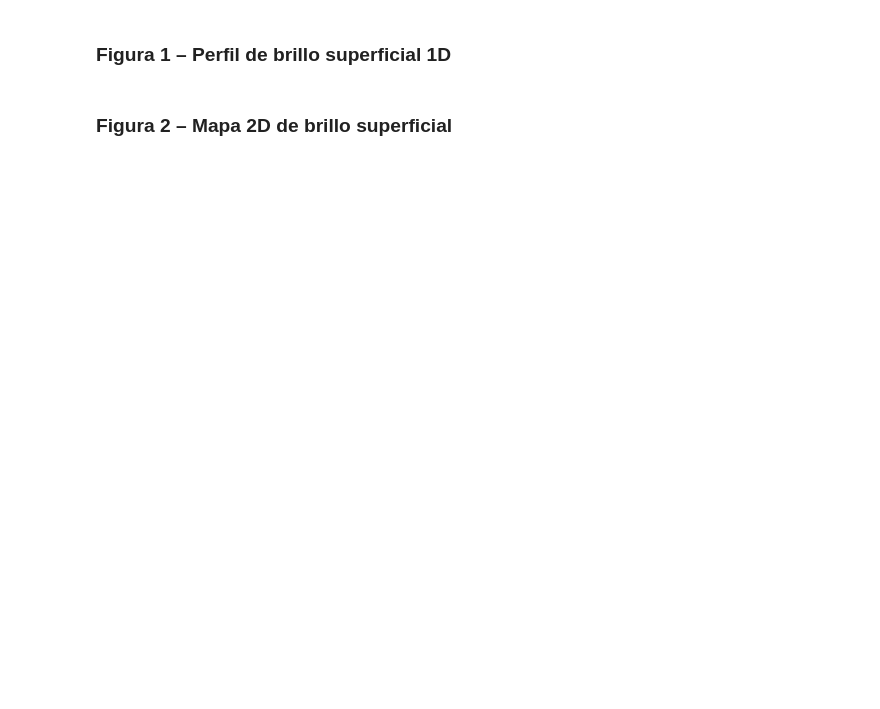
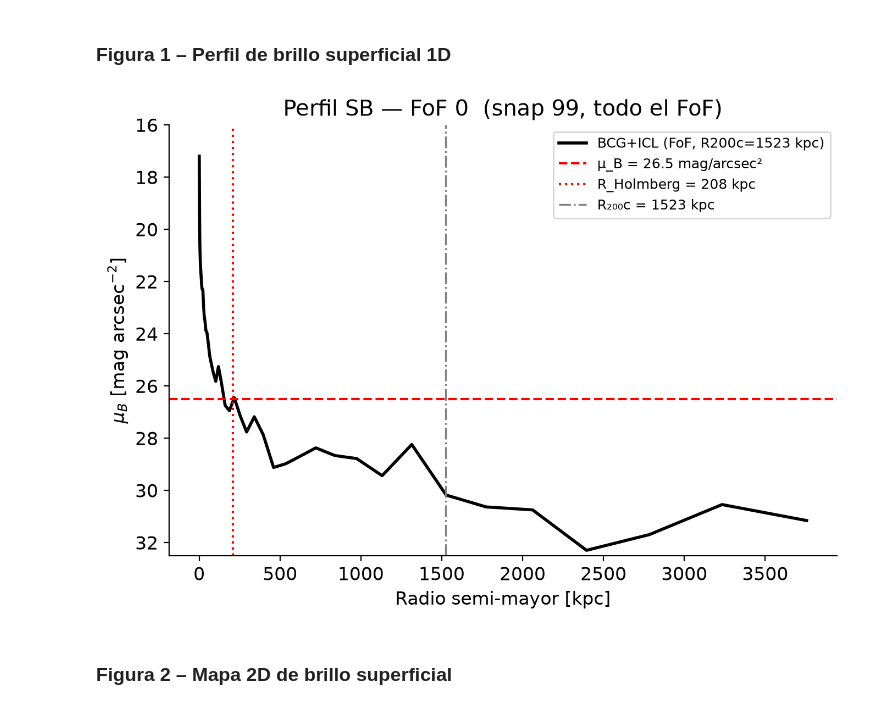
Before and after one commit to patito-mary/icl, a Jupyter notebook: 01e_BCG_ICL_R200_local.ipynb, the cells around one changed output. Cells and saved outputs as stored; diff of their text form; code cells hidden in the pictures; blank space fills up the shorter version.

```diff
--- a/01e_BCG_ICL_R200_local.ipynb
+++ b/01e_BCG_ICL_R200_local.ipynb
@@ -381,38 +376,40 @@ valid = np.isfinite(mu_b)
 # R < R200
 #ax.plot(r_mid[valid], mu_b[valid], 'k-', lw=2,
 #        label=f'BCG+ICL (FoF, R < R₂₀₀c={r200:.0f} kpc)')
 
 
 ax.plot(r_mid[valid], mu_b[valid], 'k-', lw=2,
         label=f'BCG+ICL (FoF, R200c={r200:.0f} kpc)')
 
 
 ax.axhline(P.MU_HOLMBERG, color='r', ls='--', lw=1.5,
            label=f'μ_B = {P.MU_HOLMBERG} mag/arcsec²')
 if np.isfinite(r_h):
     ax.axvline(r_h, color='r', ls=':', lw=1.5,
                label=f'R_Holmberg = {r_h:.0f} kpc')
-    ax.fill_betweenx([mu_b[valid].min()-1, P.MU_HOLMBERG+4],
-                      0, r_h, alpha=0.10, color='royalblue', label='BCG')
-    ax.fill_betweenx([mu_b[valid].min()-1, P.MU_HOLMBERG+4],
-                      r_h, r_mid[valid][-1], alpha=0.10, color='tomato', label='ICL')
+    #ax.fill_betweenx([mu_b[valid].min()-1, P.MU_HOLMBERG+4],
+    #                  0, r_h, alpha=0.10, color='royalblue', label='BCG')
+    #ax.fill_betweenx([mu_b[valid].min()-1, P.MU_HOLMBERG+4],
+    #                  r_h, r_mid[valid][-1], alpha=0.10, color='tomato', label='ICL')
 ax.axvline(r200, color='gray', ls='-.', lw=1.2,
            label=f'R₂₀₀c = {r200:.0f} kpc')
-ax.set_ylim(34, 20)
+ax.set_ylim(32.5, 16)
 ax.set_xlabel('Radio semi-mayor [kpc]')
 ax.set_ylabel(r'$\mu_B$ [mag arcsec$^{-2}$]')
 
 # recortando a r200
 #ax.set_title(f'Perfil SB — FoF {fof_demo}  (snap {P.SNAP}, recortado a R₂₀₀c)')
 
 # sin recortar a r200 con todos los satelites
 ax.set_title(f'Perfil SB — FoF {fof_demo}  (snap {P.SNAP}, todo el FoF)')
 
 ax.legend(fontsize=9)
 plt.tight_layout()
 plt.savefig(f'{FIG_PDF}/fig01e_perfil_sb_fof{fof_demo}_snap{P.SNAP}.pdf', bbox_inches='tight')
 plt.savefig(f'{FIG_PNG}/fig01e_perfil_sb_fof{fof_demo}_snap{P.SNAP}.png', bbox_inches='tight', dpi=150)
 plt.show()
+# %% [output]
+[figure, added]
 # %% [markdown]
 ### Figura 2 – Mapa 2D de brillo superficial
 # %%
```
Also changed, not shown: parts of 6 cells of this notebook, 29 other files.
